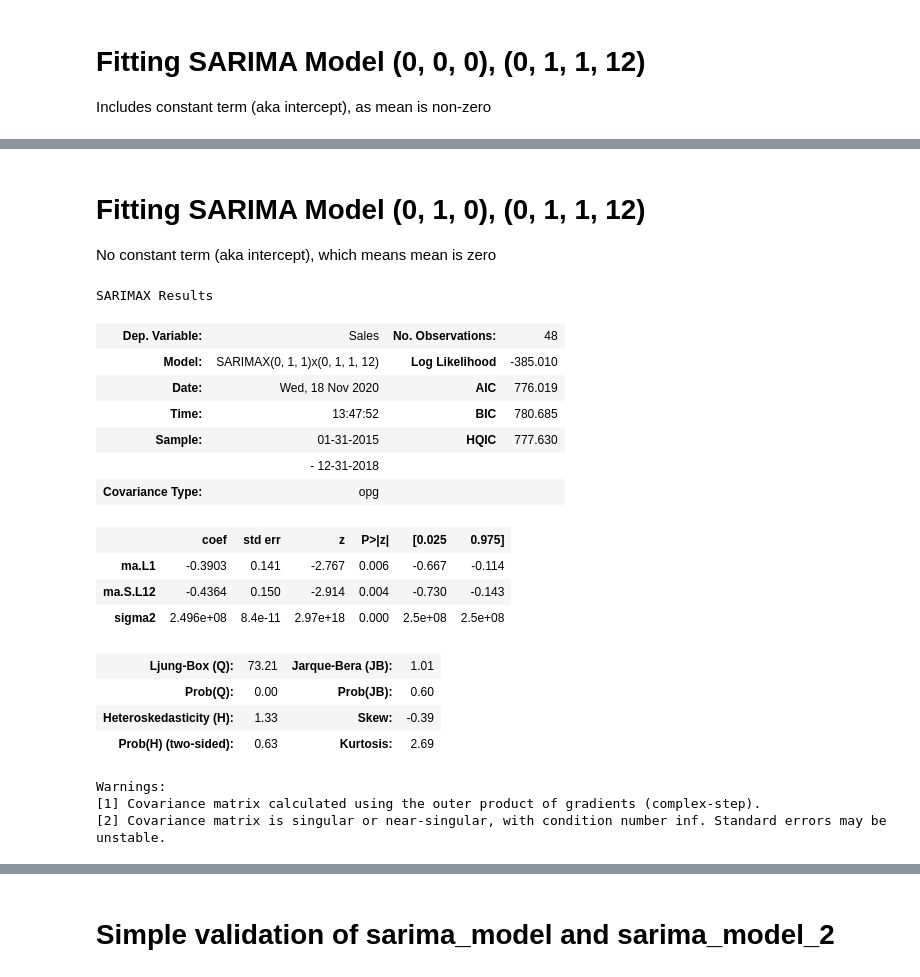
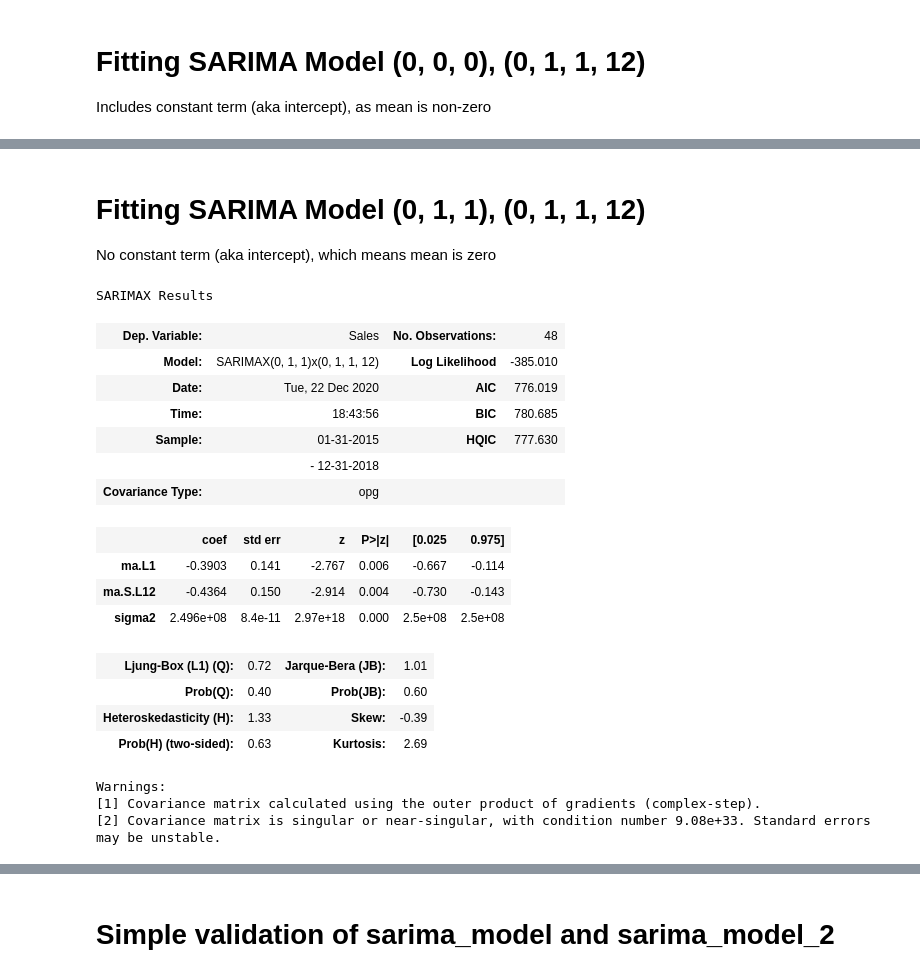
Before and after one commit to binh748/superstore-sales, a Jupyter notebook: notebooks/time_series_sales_modeling.ipynb, the cells around one changed output, grey strips where cells are left out. Drawn from its saved outputs; the diff is of its cells as text; code cells hidden in the pictures.

```diff
--- a/notebooks/time_series_sales_modeling.ipynb
+++ b/notebooks/time_series_sales_modeling.ipynb
@@ -339,39 +332,47 @@ Durbin-Watson serial corr. test:    d=1.74
 Heteroskedasticity test:            val=3.16 p=0.06
 # %% [markdown]
-# Fitting SARIMA Model (0, 1, 0), (0, 1, 1, 12)
+# Fitting SARIMA Model (0, 1, 1), (0, 1, 1, 12)
 No constant term (aka intercept), which means mean is zero
 # %%
 # Fit SARIMA model based on ACF/PACF plots
 sarima_model_2 = sm.tsa.statespace.SARIMAX(superstore_sales_df_monthly_resample['Sales'],
                                          order=(0, 1, 1), seasonal_order=(0, 1, 1, 12),
                                          trend='n', freq='M').fit()
 sarima_model_2.summary()
 
-# Applied rule 5: A model with two orders of total differencing
-# normally does not include a constant term
-# Applied rule 12: Fit one order of seasonal difference since series has a
-# strong and consistent seasonal pattern
-# Applied rule 13: Fit one SMA term since autocorrelation at lag 12 (the number of
-# periods in a season) is negative
+"""
+Applied rule 5: A model with two orders of total
+differencing normally does not include a constant term.
+
+Applied rule 7: Fit one MA term since autocorrelation
+at lag 1 is negative and autocorrelations past lag 1
+are not statistically significant.
+
+Applied rule 12: Fit one order of seasonal differencing since
+series has a strong and consistent seasonal pattern.
+
+Applied rule 13: Fit one SMA term since autocorrelation at
+lag 12 (m=12) is negative.
+"""
 # %% [output]
 SARIMAX Results
 | Dep. Variable: | Sales | No. Observations: | 48 |
 | Model: | SARIMAX(0, 1, 1)x(0, 1, 1, 12) | Log Likelihood | -385.010 |
-| Date: | Wed, 18 Nov 2020 | AIC | 776.019 |
-| Time: | 13:47:52 | BIC | 780.685 |
+| Date: | Tue, 22 Dec 2020 | AIC | 776.019 |
+| Time: | 18:43:56 | BIC | 780.685 |
 | Sample: | 01-31-2015 | HQIC | 777.630 |
 |  | - 12-31-2018 |  |  |
 | Covariance Type: | opg |  |  |
 |  | coef | std err | z | P>|z| | [0.025 | 0.975] |
 | ma.L1 | -0.3903 | 0.141 | -2.767 | 0.006 | -0.667 | -0.114 |
 | ma.S.L12 | -0.4364 | 0.150 | -2.914 | 0.004 | -0.730 | -0.143 |
 | sigma2 | 2.496e+08 | 8.4e-11 | 2.97e+18 | 0.000 | 2.5e+08 | 2.5e+08 |
-| Ljung-Box (Q): | 73.21 | Jarque-Bera (JB): | 1.01 |
-| Prob(Q): | 0.00 | Prob(JB): | 0.60 |
+| Ljung-Box (L1) (Q): | 0.72 | Jarque-Bera (JB): | 1.01 |
+| Prob(Q): | 0.40 | Prob(JB): | 0.60 |
 | Heteroskedasticity (H): | 1.33 | Skew: | -0.39 |
 | Prob(H) (two-sided): | 0.63 | Kurtosis: | 2.69 |
 Warnings:
 [1] Covariance matrix calculated using the outer product of gradients (complex-step).
-[2] Covariance matrix is singular or near-singular, with condition number inf. Standard errors may be unstable.
+[2] Covariance matrix is singular or near-singular, with condition number 9.08e+33. Standard errors may be unstable.
 # %%
 # Plot residuals to analyze what remains for the model to capture
```
Also changed, not shown: parts of 30 cells of this notebook, 1 other file.
